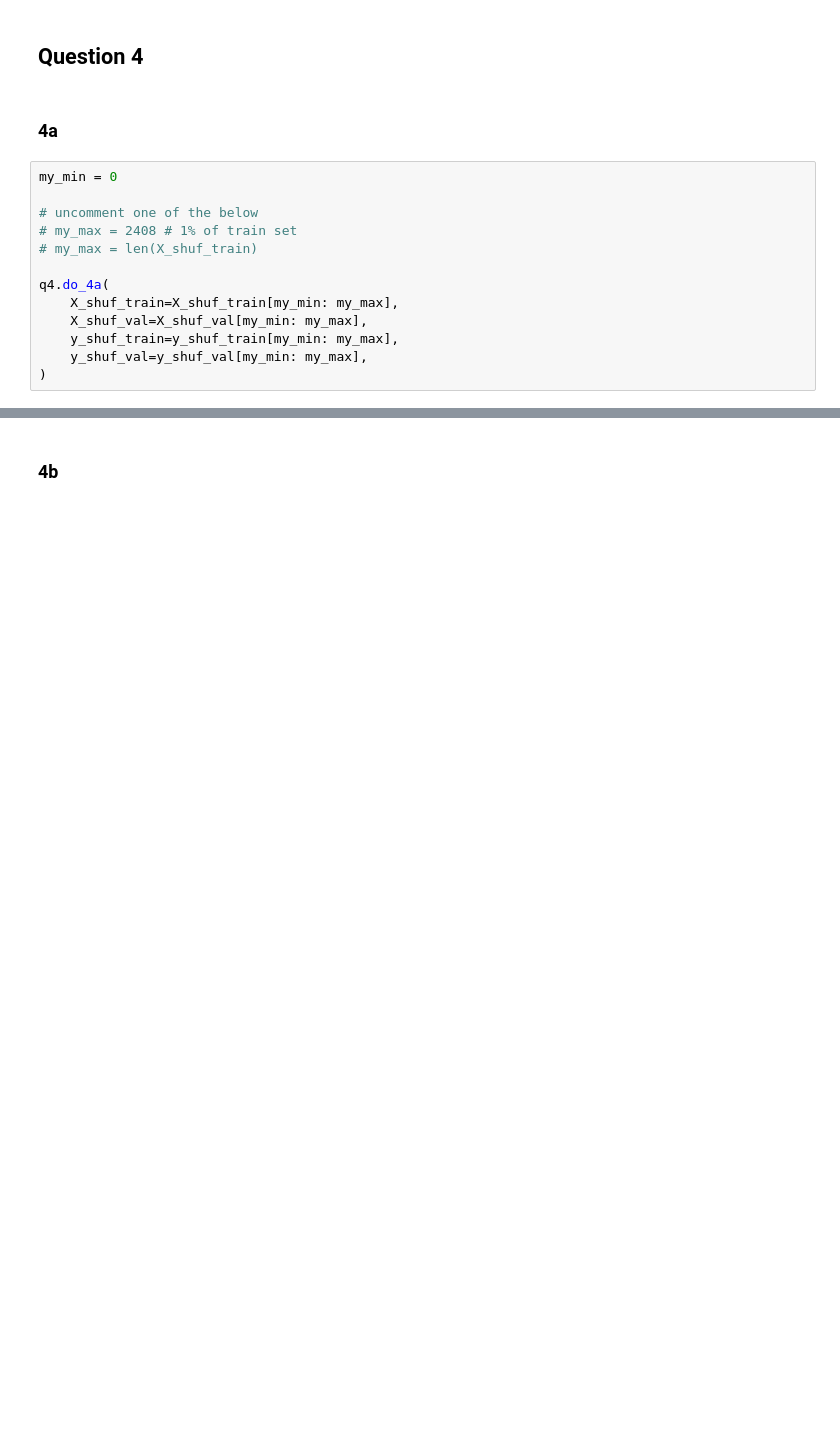
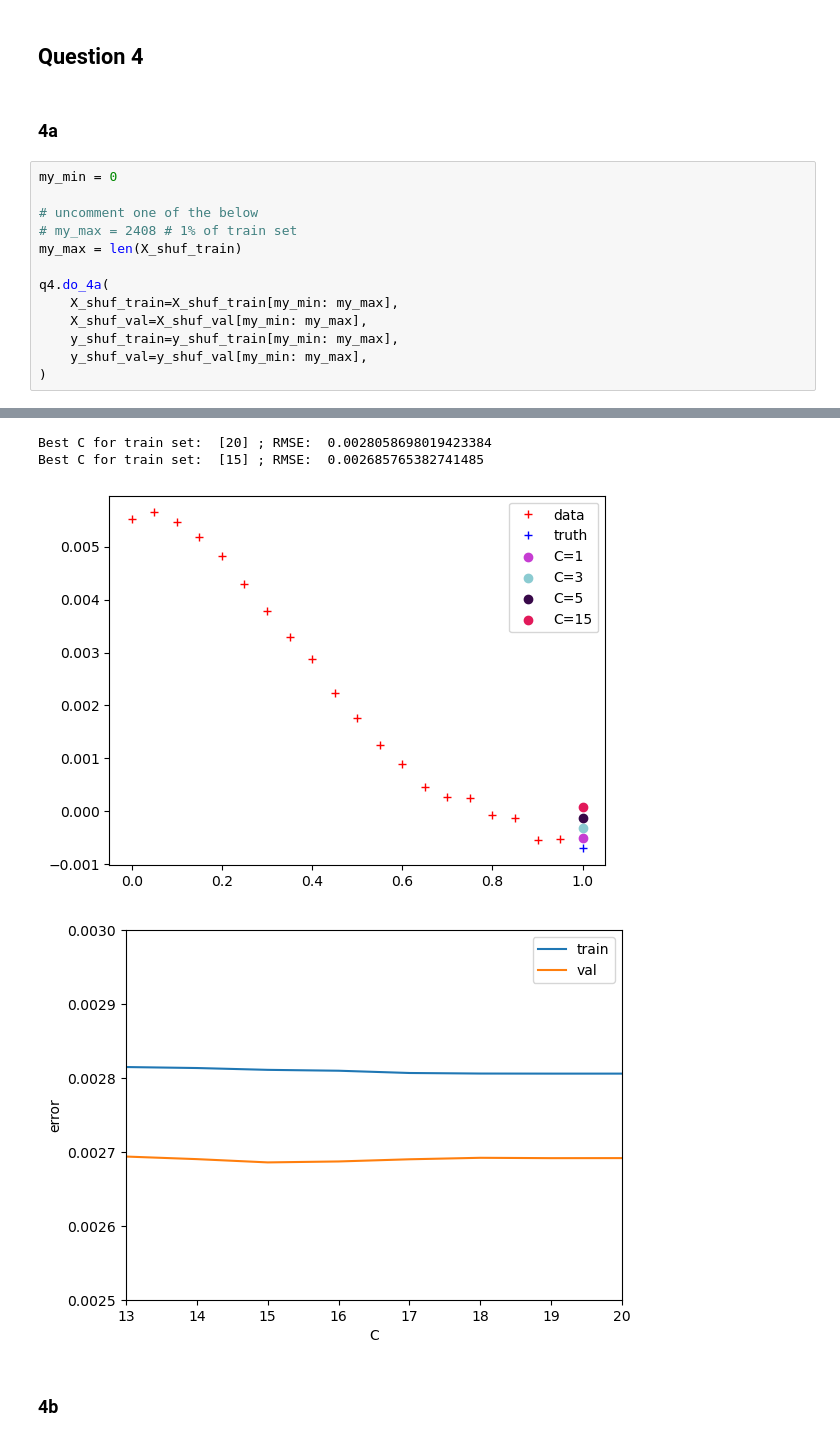
Before and after one commit to norris-mos/mlpr-signal_modelling, a Jupyter notebook: AS1_workbook.ipynb, the cells around one changed output, grey strips where cells are left out. Cells and saved outputs as stored; diff of their text form; blank space fills up the shorter version.

```diff
--- a/AS1_workbook.ipynb
+++ b/AS1_workbook.ipynb
@@ -105,7 +181,7 @@ my_min = 0
 
 # uncomment one of the below
 # my_max = 2408 # 1% of train set
-# my_max = len(X_shuf_train)
+my_max = len(X_shuf_train)
 
 q4.do_4a(
     X_shuf_train=X_shuf_train[my_min: my_max],
@@ -113,3 +189,4 @@ q4.do_4a(
     y_shuf_train=y_shuf_train[my_min: my_max],
     y_shuf_val=y_shuf_val[my_min: my_max],
 )
+# %% [output]
@@ -116,3 +197,7 @@ q4.do_4a(
+Best C for train set:  [20] ; RMSE:  0.0028058698019423384
+Best C for train set:  [15] ; RMSE:  0.002685765382741485
+[figure, added]
+[figure, added]
 # %% [markdown]
 ### 4b
 # %%
```
Also changed, not shown: parts of 19 cells of this notebook, 5 other files.
